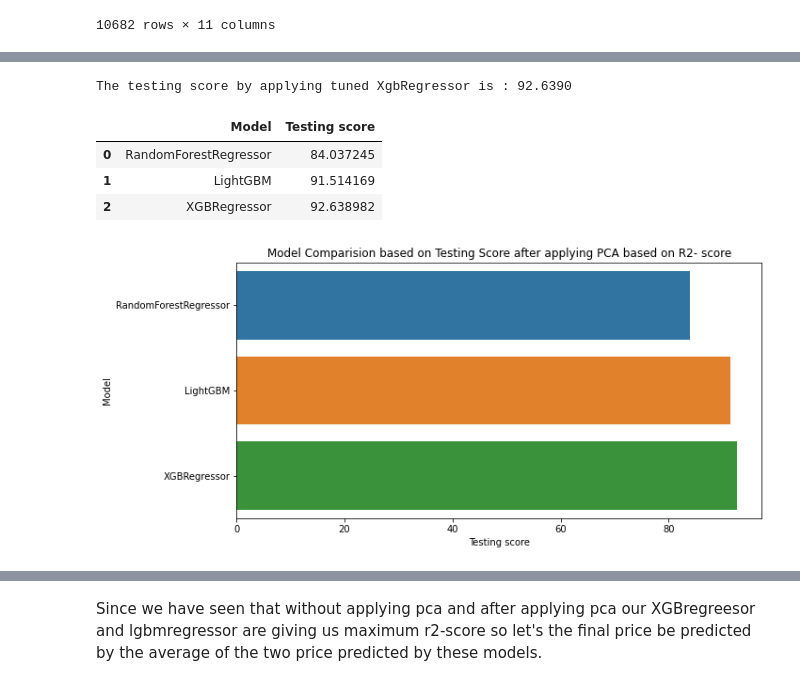
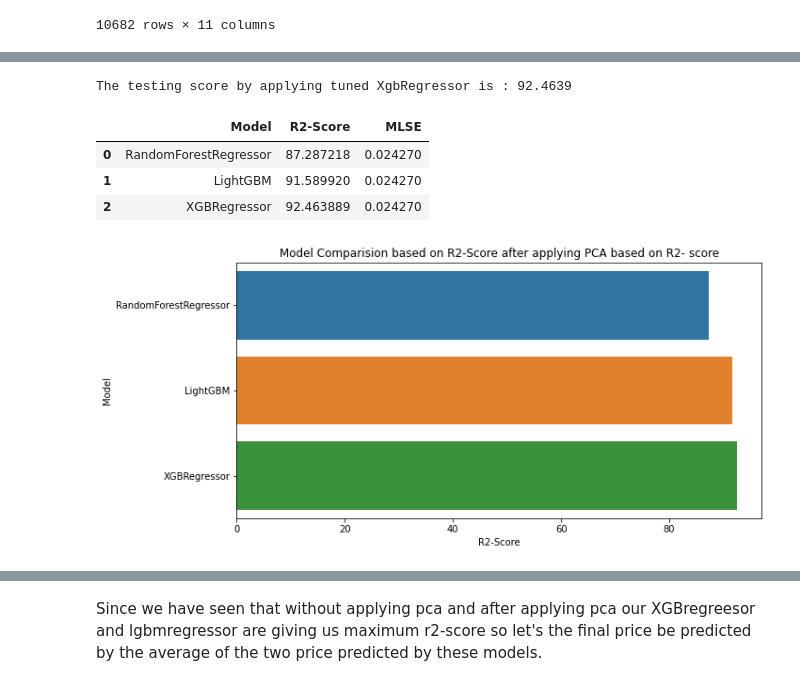
Before and after one commit to Shrut26/Flight-Ticket-Price-Prediction, a Jupyter notebook: Flight_Ticket_Price_Prediction.ipynb, the cells around one changed output, grey strips where cells are left out. Drawn from its saved outputs; the diff is of its cells as text; code cells hidden in the pictures.

```diff
--- a/Flight_Ticket_Price_Prediction.ipynb
+++ b/Flight_Ticket_Price_Prediction.ipynb
@@ -993,6 +1024,8 @@ random_search_pca_rfc.best_params_
 # %%
 preds = random_search_pca_rfc.predict(x_test)
 testing_score = max(0 , 100 * r2_score(y_test , preds))
+mlse = max(0,mean_squared_log_error(y_test,preds))
 print(f"The testing score by applying tuned RandomForestRegressor is : {testing_score:.4f}")
 random_search_testing_scores_pca.append(testing_score)
+MLSE_scores_pca.append(mlse)
 # %% [output]
@@ -1046,6 +1079,8 @@ LGBMRegressor(colsample_bytree=0.5, gamma=0.4, learning_rate=0.3, max_depth=15,
 # %%
 preds_lgbm_pca = random_search_pca_lgb.predict(x_test)
 testing_score_lgbm_pca = max(0 , 100 * r2_score(y_test , preds_lgbm_pca))
+mlse = max(0,mean_squared_log_error(y_test,preds))
 print(f"The testing score by applying tuned LgbmRegressor is : {testing_score_lgbm_pca:.4f}")
 random_search_testing_scores_pca.append(testing_score_lgbm_pca)
+MLSE_scores_pca.append(mlse)
 # %% [output]
@@ -1094,21 +1129,23 @@ RandomizedSearchCV(cv=5, estimator=XGBRegressor(), n_iter=8, n_jobs=1,
 # %%
 preds_xgb_pca = random_search_pca_xgb.predict(x_test)
 testing_score_xgb_pca = max(0 , 100 * r2_score(y_test , preds_xgb_pca))
+mlse = max(0,mean_squared_log_error(y_test,preds))
 print(f"The testing score by applying tuned XgbRegressor is : {testing_score_xgb_pca:.4f}")
 random_search_testing_scores_pca.append(testing_score_xgb_pca)
+MLSE_scores_pca.append(mlse)
 # %% [output]
-The testing score by applying tuned XgbRegressor is : 92.6390
+The testing score by applying tuned XgbRegressor is : 92.4639
 # %%
-final_testing_score = pd.DataFrame({'Model': ['RandomForestRegressor','LightGBM','XGBRegressor'], 'Testing score': random_search_testing_scores_pca})
+final_testing_score = pd.DataFrame({'Model': ['RandomForestRegressor','LightGBM','XGBRegressor'], 'R2-Score': random_search_testing_scores_pca, 'MLSE' : MLSE_scores_pca})
 final_testing_score.style.background_gradient(high=1,axis=0)
 # %% [output]
-|  | Model | Testing score |
-| 0 | RandomForestRegressor | 84.037245 |
-| 1 | LightGBM | 91.514169 |
-| 2 | XGBRegressor | 92.638982 |
+|  | Model | R2-Score | MLSE |
+| 0 | RandomForestRegressor | 87.287218 | 0.024270 |
+| 1 | LightGBM | 91.589920 | 0.024270 |
+| 2 | XGBRegressor | 92.463889 | 0.024270 |
 # %%
 plt.figure(figsize = (10 , 5))
-sns.barplot(y = "Model" , x = "Testing score" , data = final_testing_score)
-plt.title("Model Comparision based on Testing Score after applying PCA based on R2- score");
+sns.barplot(y = "Model" , x = "R2-Score" , data = final_testing_score)
+plt.title("Model Comparision based on R2-Score after applying PCA based on R2- score");
 # %% [output]
-[figure, old version]
+[figure, new version]
```
Also changed, not shown: parts of 39 cells of this notebook.
